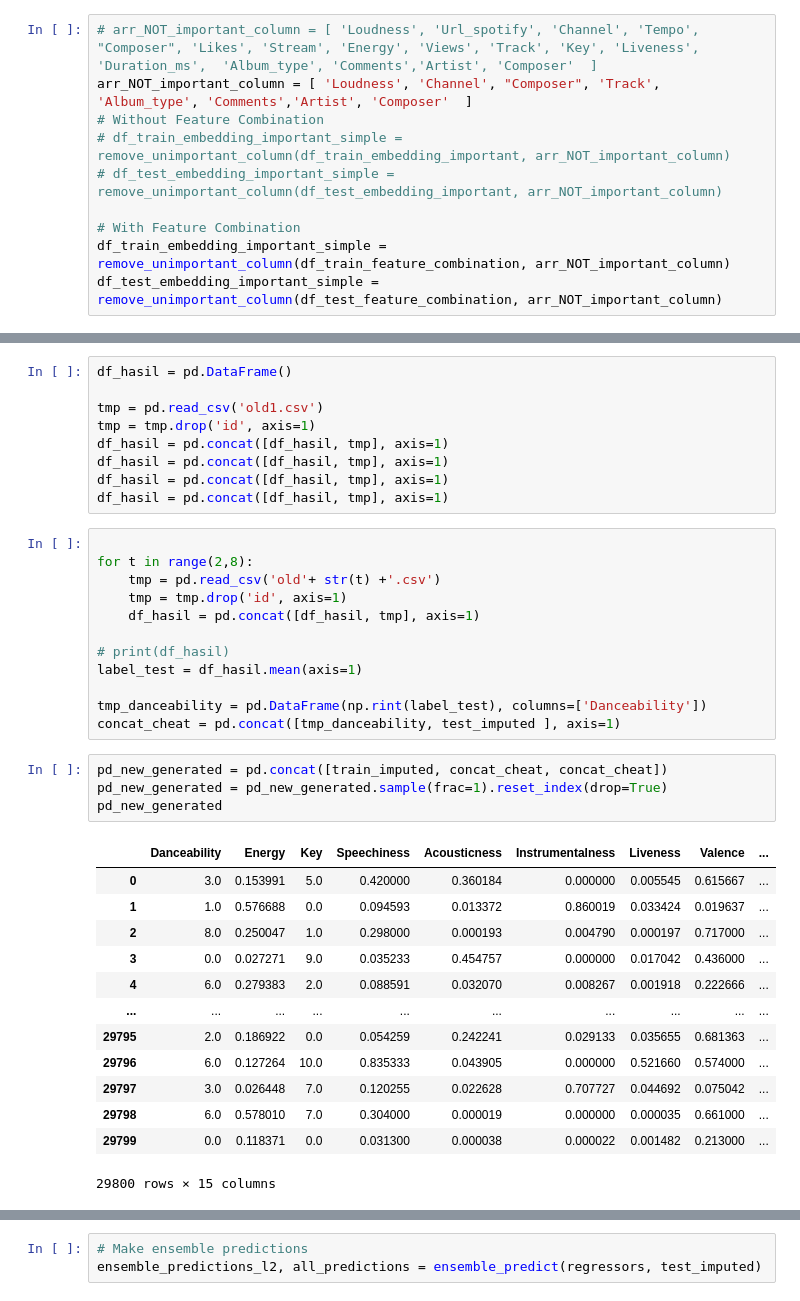
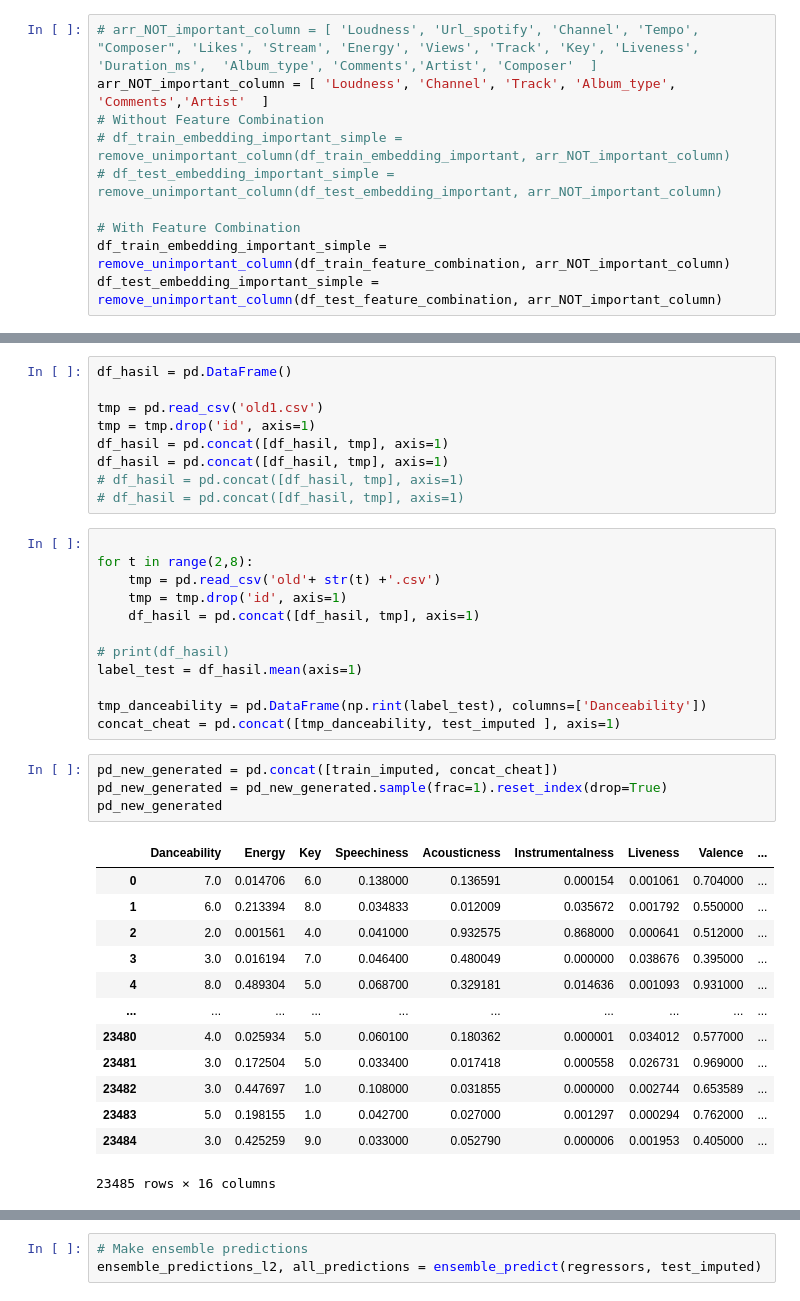
Before and after one commit to sormazabal/Konfusion, a Jupyter notebook: Adin-CascadeLearning-30Mei_NOON.ipynb, the cells around one changed output, grey strips where cells are left out. Saved outputs shown, nothing was run; the diff lists cells and outputs as text.

```diff
--- a/Adin-CascadeLearning-30Mei_NOON.ipynb
+++ b/Adin-CascadeLearning-30Mei_NOON.ipynb
@@ -244,7 +244,7 @@ corr_matrix_with_threshold(df_train_feature_combination, 0.1)
 * Likes ==> Views: 0.871248 |Stream: 0.664720 |Comments: 0.609587| Loudness:0.123328
 # %%
 # arr_NOT_important_column = [ 'Loudness', 'Url_spotify', 'Channel', 'Tempo', "Composer", 'Likes', 'Stream', 'Energy', 'Views', 'Track', 'Key', 'Liveness', 'Duration_ms',  'Album_type', 'Comments','Artist', 'Composer'  ]
-arr_NOT_important_column = [ 'Loudness', 'Channel', "Composer", 'Track', 'Album_type', 'Comments','Artist', 'Composer'  ]
+arr_NOT_important_column = [ 'Loudness', 'Channel', 'Track', 'Album_type', 'Comments','Artist'  ]
 # Without Feature Combination
 # df_train_embedding_important_simple = remove_unimportant_column(df_train_embedding_important, arr_NOT_important_column)
 # df_test_embedding_important_simple = remove_unimportant_column(df_test_embedding_important, arr_NOT_important_column)
@@ -974,8 +966,8 @@ tmp = pd.read_csv('old1.csv')
 tmp = tmp.drop('id', axis=1)
 df_hasil = pd.concat([df_hasil, tmp], axis=1)
 df_hasil = pd.concat([df_hasil, tmp], axis=1)
-df_hasil = pd.concat([df_hasil, tmp], axis=1)
-df_hasil = pd.concat([df_hasil, tmp], axis=1)
+# df_hasil = pd.concat([df_hasil, tmp], axis=1)
+# df_hasil = pd.concat([df_hasil, tmp], axis=1)
 # %%
 
 for t in range(2,8):
@@ -989,23 +981,23 @@ label_test = df_hasil.mean(axis=1)
 tmp_danceability = pd.DataFrame(np.rint(label_test), columns=['Danceability'])
 concat_cheat = pd.concat([tmp_danceability, test_imputed ], axis=1)
 # %%
-pd_new_generated = pd.concat([train_imputed, concat_cheat, concat_cheat])
+pd_new_generated = pd.concat([train_imputed, concat_cheat])
 pd_new_generated = pd_new_generated.sample(frac=1).reset_index(drop=True)
 pd_new_generated
 # %% [output]
 |  | Danceability | Energy | Key | Speechiness | Acousticness | Instrumentalness | Liveness | Valence | ... |
-| 0 | 3.0 | 0.153991 | 5.0 | 0.420000 | 0.360184 | 0.000000 | 0.005545 | 0.615667 | ... |
-| 1 | 1.0 | 0.576688 | 0.0 | 0.094593 | 0.013372 | 0.860019 | 0.033424 | 0.019637 | ... |
-| 2 | 8.0 | 0.250047 | 1.0 | 0.298000 | 0.000193 | 0.004790 | 0.000197 | 0.717000 | ... |
-| 3 | 0.0 | 0.027271 | 9.0 | 0.035233 | 0.454757 | 0.000000 | 0.017042 | 0.436000 | ... |
-| 4 | 6.0 | 0.279383 | 2.0 | 0.088591 | 0.032070 | 0.008267 | 0.001918 | 0.222666 | ... |
+| 0 | 7.0 | 0.014706 | 6.0 | 0.138000 | 0.136591 | 0.000154 | 0.001061 | 0.704000 | ... |
+| 1 | 6.0 | 0.213394 | 8.0 | 0.034833 | 0.012009 | 0.035672 | 0.001792 | 0.550000 | ... |
+| 2 | 2.0 | 0.001561 | 4.0 | 0.041000 | 0.932575 | 0.868000 | 0.000641 | 0.512000 | ... |
+| 3 | 3.0 | 0.016194 | 7.0 | 0.046400 | 0.480049 | 0.000000 | 0.038676 | 0.395000 | ... |
+| 4 | 8.0 | 0.489304 | 5.0 | 0.068700 | 0.329181 | 0.014636 | 0.001093 | 0.931000 | ... |
 | ... | ... | ... | ... | ... | ... | ... | ... | ... | ... |
-| 29795 | 2.0 | 0.186922 | 0.0 | 0.054259 | 0.242241 | 0.029133 | 0.035655 | 0.681363 | ... |
-| 29796 | 6.0 | 0.127264 | 10.0 | 0.835333 | 0.043905 | 0.000000 | 0.521660 | 0.574000 | ... |
-| 29797 | 3.0 | 0.026448 | 7.0 | 0.120255 | 0.022628 | 0.707727 | 0.044692 | 0.075042 | ... |
-| 29798 | 6.0 | 0.578010 | 7.0 | 0.304000 | 0.000019 | 0.000000 | 0.000035 | 0.661000 | ... |
-| 29799 | 0.0 | 0.118371 | 0.0 | 0.031300 | 0.000038 | 0.000022 | 0.001482 | 0.213000 | ... |
+| 23480 | 4.0 | 0.025934 | 5.0 | 0.060100 | 0.180362 | 0.000001 | 0.034012 | 0.577000 | ... |
+| 23481 | 3.0 | 0.172504 | 5.0 | 0.033400 | 0.017418 | 0.000558 | 0.026731 | 0.969000 | ... |
+| 23482 | 3.0 | 0.447697 | 1.0 | 0.108000 | 0.031855 | 0.000000 | 0.002744 | 0.653589 | ... |
+| 23483 | 5.0 | 0.198155 | 1.0 | 0.042700 | 0.027000 | 0.001297 | 0.000294 | 0.762000 | ... |
+| 23484 | 3.0 | 0.425259 | 9.0 | 0.033000 | 0.052790 | 0.000006 | 0.001953 | 0.405000 | ... |
-29800 rows × 15 columns
+23485 rows × 16 columns
 # %%
 # Train using Full Training dataset + slight-cheating majority from previous submission
 result_table = pd.DataFrame(columns=['regressors', 'mae', 'accuracy'])
```
Also changed, not shown: parts of 79 cells of this notebook.
